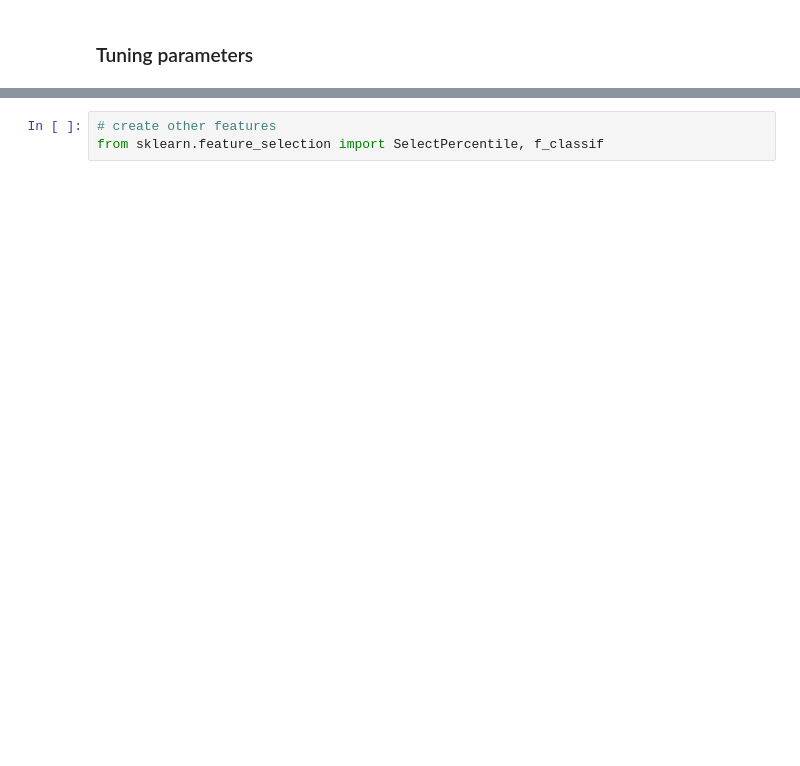
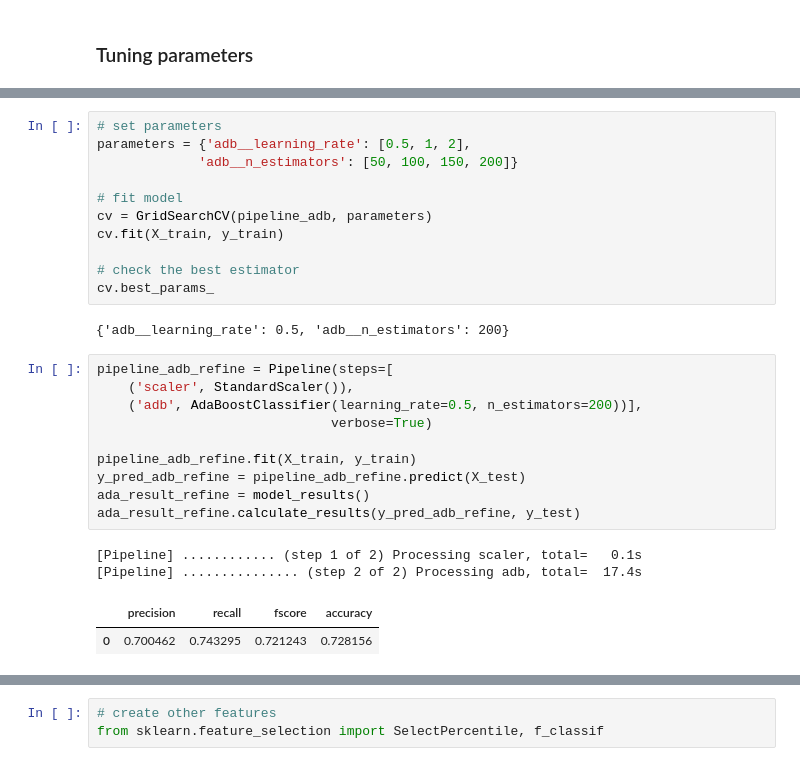
Before and after one commit to xmjuan/starbucks_capstone, a Jupyter notebook: Starbucks_Capstone_notebook.ipynb, the cells around one changed output, grey strips where cells are left out. Saved outputs shown, nothing was run; the diff lists cells and outputs as text; blank space fills up the shorter version.

```diff
--- a/Starbucks_Capstone_notebook.ipynb
+++ b/Starbucks_Capstone_notebook.ipynb
@@ -962,0 +1010,28 @@ df_results
+# %%
+# set parameters
+parameters = {'adb__learning_rate': [0.5, 1, 2],
+             'adb__n_estimators': [50, 100, 150, 200]}
+
+# fit model
+cv = GridSearchCV(pipeline_adb, parameters)
+cv.fit(X_train, y_train)
+
+# check the best estimator
+cv.best_params_
+# %% [output]
+{'adb__learning_rate': 0.5, 'adb__n_estimators': 200}
+# %%
+pipeline_adb_refine = Pipeline(steps=[
+    ('scaler', StandardScaler()),
+    ('adb', AdaBoostClassifier(learning_rate=0.5, n_estimators=200))],
+                              verbose=True)
+
+pipeline_adb_refine.fit(X_train, y_train)
+y_pred_adb_refine = pipeline_adb_refine.predict(X_test)
+ada_result_refine = model_results()
+ada_result_refine.calculate_results(y_pred_adb_refine, y_test)
+# %% [output]
+[Pipeline] ............ (step 1 of 2) Processing scaler, total=   0.1s
+[Pipeline] ............... (step 2 of 2) Processing adb, total=  17.4s
+|  | precision | recall | fscore | accuracy |
+| 0 | 0.700462 | 0.743295 | 0.721243 | 0.728156 |
```
Also changed, not shown: parts of 12 cells of this notebook.
